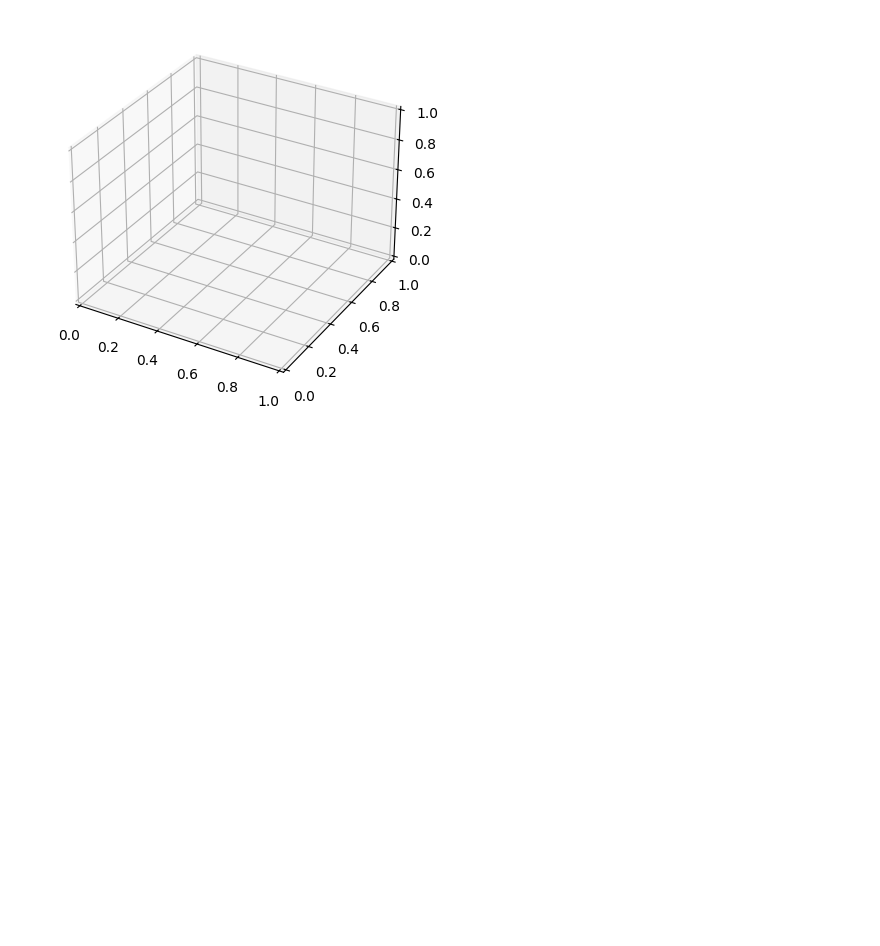
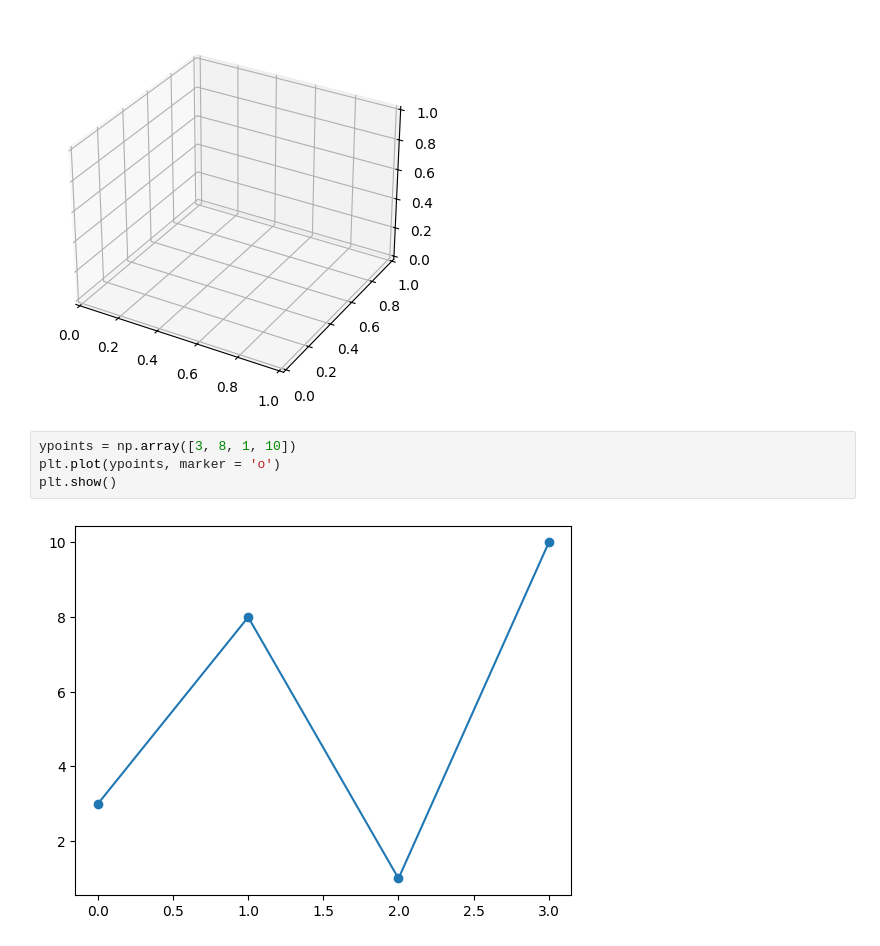
Before and after one commit to bhagyoday-j/ML-Assignments, a Jupyter notebook: Matplotlib/learn.ipynb, the cells around one changed output. Saved outputs shown, nothing was run; the diff lists cells and outputs as text; blank space fills up the shorter version.

```diff
--- a/Matplotlib/learn.ipynb
+++ b/Matplotlib/learn.ipynb
@@ -99,3 +99,9 @@ print(fig)
 # %% [output]
 Axes3D(0.125,0.11;0.775x0.77)
 [figure]
+# %%
+ypoints = np.array([3, 8, 1, 10])
+plt.plot(ypoints, marker = 'o')
+plt.show()
+# %% [output]
+[figure, added]
```
Also changed, not shown: parts of 16 cells of this notebook, 2 other files.
